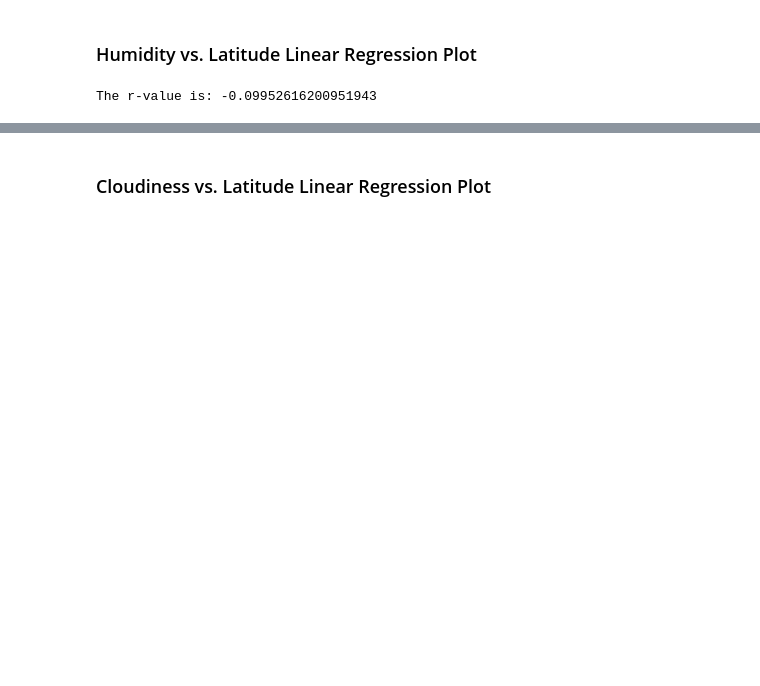
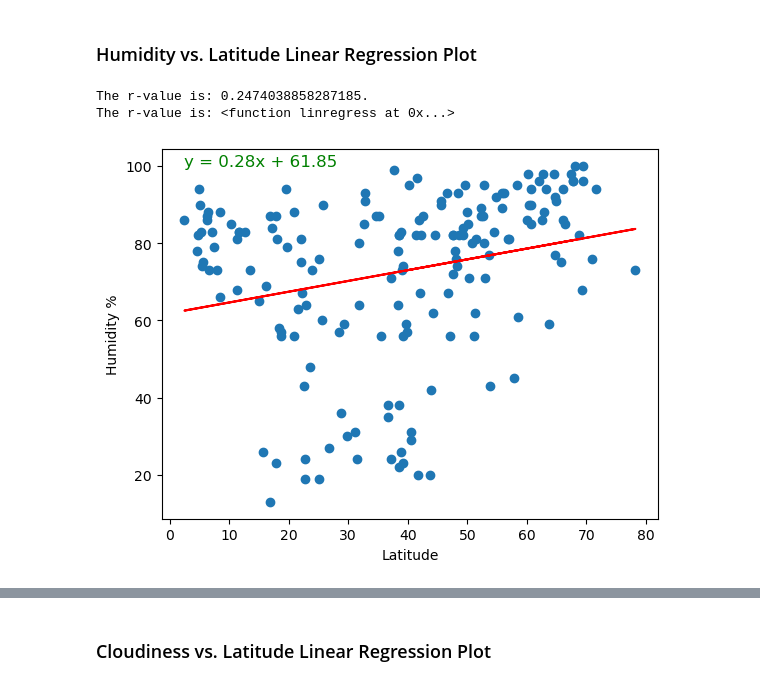
Before and after one commit to jnnfrwht14/Module6_API, a Jupyter notebook: WeatherPy.ipynb, the cells around one changed output, grey strips where cells are left out. Saved outputs shown, nothing was run; the diff lists cells and outputs as text; code cells hidden in the pictures; blank space fills up the shorter version.

```diff
--- a/WeatherPy.ipynb
+++ b/WeatherPy.ipynb
@@ -353,10 +353,13 @@ The r-value is: -0.09952616200951943.
 # %%
 # Northern Hemisphere
 Regression_scatter(northern_hemi_df, "Lat", "Humidity")
-print(f"The r-value is: {rvalue}")
+plt.ylabel("Humidity %", fontsize=10)
+print(f"The r-value is: {linregress}")
 plt.show()
 # %% [output]
-The r-value is: -0.09952616200951943
+The r-value is: 0.2474038858287185.
+The r-value is: <function linregress at 0x...>
+[figure, added]
 # %%
 # Southern Hemisphere
 Regression_scatter(southern_hemi_df, "Lat", "Humidity")
```
Also changed, not shown: parts of 27 cells of this notebook, 7 other files.
